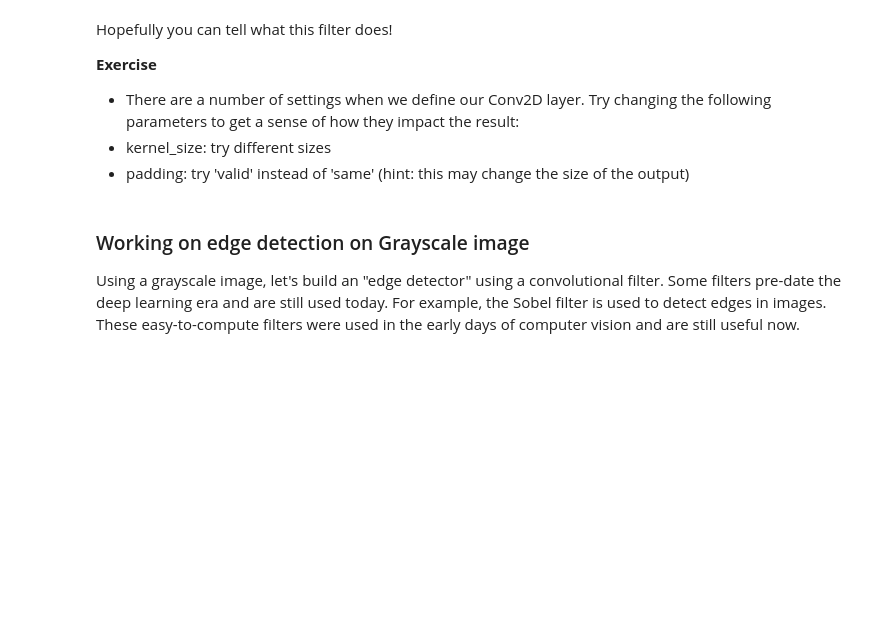
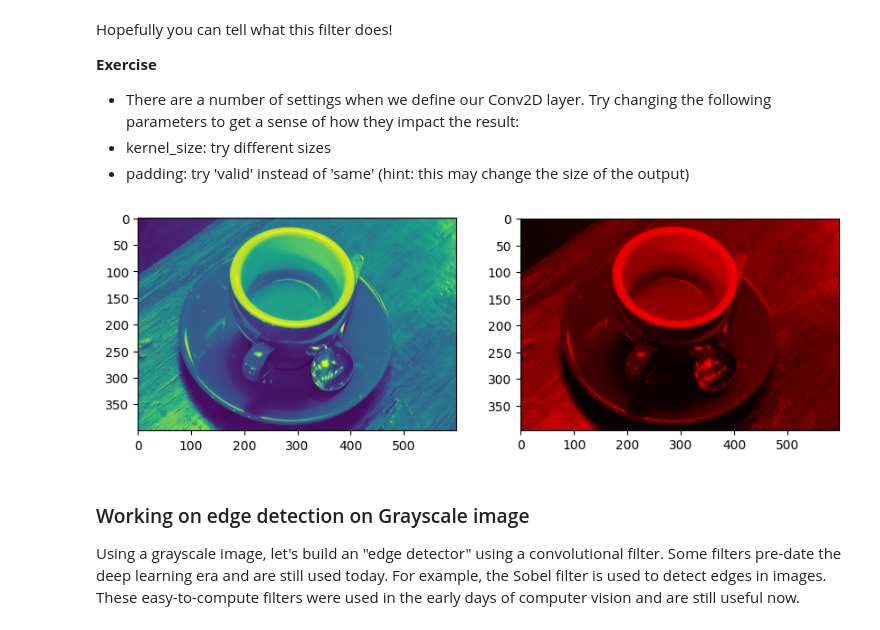
Before and after one commit to darshan-kale-dsi/deep_learning, a Jupyter notebook: 01_materials/labs/lab_4.ipynb, the cells around one changed output. Cells and saved outputs as stored; diff of their text form; code cells hidden in the pictures; blank space fills up the shorter version.

```diff
--- a/01_materials/labs/lab_4.ipynb
+++ b/01_materials/labs/lab_4.ipynb
@@ -94,3 +99,14 @@ Hopefully you can tell what this filter does!
+# %%
+conv = Conv2D(filters=3, kernel_size=(4, 4), padding="valid", kernel_initializer=my_kernel)
+# %%
+fig, (ax0, ax1) = plt.subplots(ncols=2, figsize=(10, 5))
+ax0.imshow(img_in[0].astype('uint8'))
+
+img_out = conv(img_in)
+np_img_out = img_out[0].numpy()
+ax1.imshow(np_img_out.astype('uint8'));
+# %% [output]
+[figure, added]
 # %% [markdown]
 ### Working on edge detection on Grayscale image
 
```
Also changed, not shown: parts of 11 cells of this notebook.
